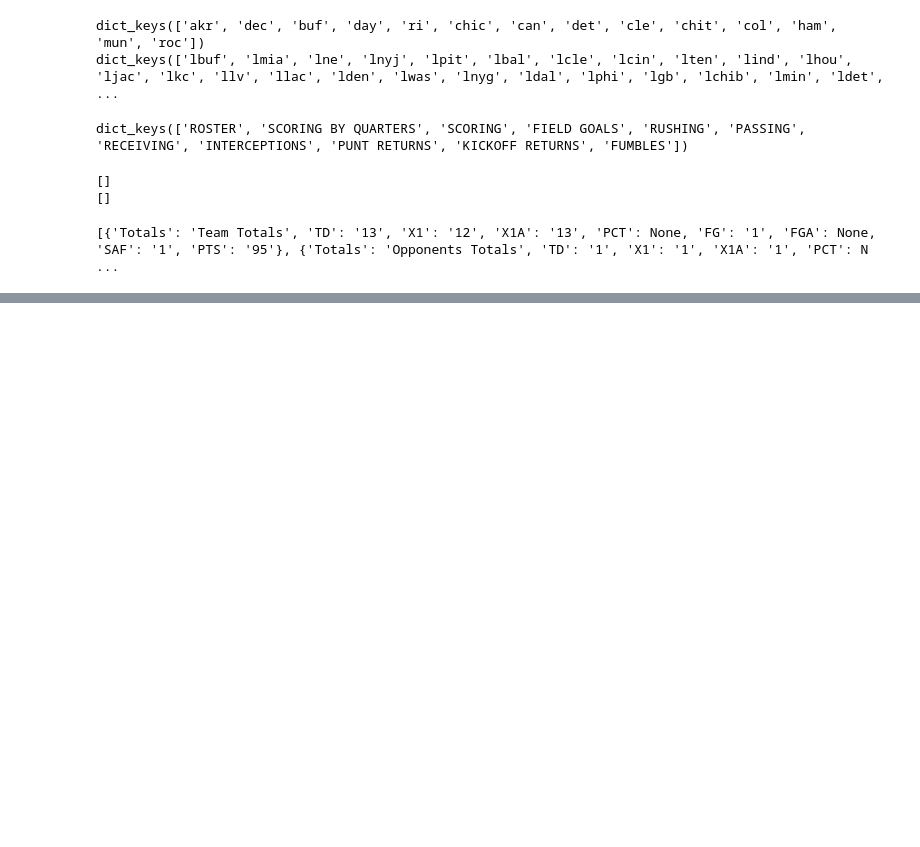
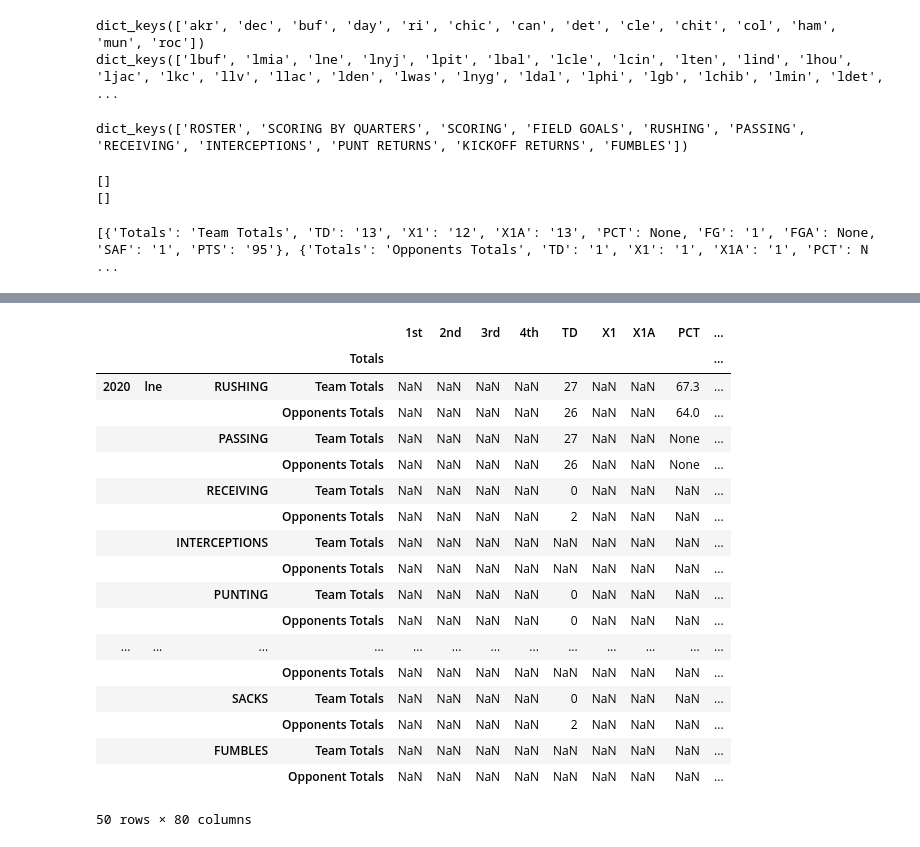
Before and after one commit to Eric-w-H/ORIE4741_Project, a Jupyter notebook: models/stats-processing.ipynb, the cells around one changed output, grey strips where cells are left out. Cells and saved outputs as stored; diff of their text form; code cells hidden in the pictures; blank space fills up the shorter version.

Commit message:
stats csv format. Is... a little dumb

```diff
--- a/models/stats-processing.ipynb
+++ b/models/stats-processing.ipynb
@@ -38,3 +39,10 @@ print(stats['2020']['lsf']['ROSTER'])
 print(stats['1920']['akr']['SCORING'])
 # %% [output]
 [{'Totals': 'Team Totals', 'TD': '13', 'X1': '12', 'X1A': '13', 'PCT': None, 'FG': '1', 'FGA': None, 'SAF': '1', 'PTS': '95'}, {'Totals': 'Opponents Totals', 'TD': '1', 'X1': '1', 'X1A': '1', 'PCT': N ...
+# %%
+teams = set()
+categories = set()
+for year in stats.keys():
+  teams.update(stats[year].keys())
+  for team in stats[year].keys():
+    categories.update(stats[year][team].keys())
@@ -40,0 +71,39 @@ print(stats['1920']['akr']['SCORING'])
+# %%
+final_multiindex_df = []
+for year in stats.keys():
+  year_cat_dfs = []
+  teams_key = []
+  for team in stats[year].keys():
+    teams_key.append(team)
+    team_cat_dfs = []
+    categories_key=[]
+    for category in stats[year][team].keys():
+      if category in categories:
+        if len(stats[year][team][category]) is 2:
+          team_cat_dfs.append(pd.DataFrame(stats[year][team][category]).set_index('Totals'))
+        categories_key.append(category)
+    year_cat_dfs.append(pd.concat(team_cat_dfs, axis=0, keys=categories_key))
+  final_multiindex_df.append(pd.concat(year_cat_dfs, axis=0, keys=teams))
+stats_df = pd.concat(final_multiindex_df, keys=[year for year in stats.keys()])
+# %%
+stats_df.tail(50)
+# %% [output]
+|  |  |  |  | 1st | 2nd | 3rd | 4th | TD | X1 | X1A | PCT | ... |
+|  |  |  | Totals |  |  |  |  |  |  |  |  | ... |
+| 2020 | lne | RUSHING | Team Totals | NaN | NaN | NaN | NaN | 27 | NaN | NaN | 67.3 | ... |
+|  |  |  | Opponents Totals | NaN | NaN | NaN | NaN | 26 | NaN | NaN | 64.0 | ... |
+|  |  | PASSING | Team Totals | NaN | NaN | NaN | NaN | 27 | NaN | NaN | None | ... |
+|  |  |  | Opponents Totals | NaN | NaN | NaN | NaN | 26 | NaN | NaN | None | ... |
+|  |  | RECEIVING | Team Totals | NaN | NaN | NaN | NaN | 0 | NaN | NaN | NaN | ... |
+|  |  |  | Opponents Totals | NaN | NaN | NaN | NaN | 2 | NaN | NaN | NaN | ... |
+|  |  | INTERCEPTIONS | Team Totals | NaN | NaN | NaN | NaN | NaN | NaN | NaN | NaN | ... |
+|  |  |  | Opponents Totals | NaN | NaN | NaN | NaN | NaN | NaN | NaN | NaN | ... |
+|  |  | PUNTING | Team Totals | NaN | NaN | NaN | NaN | 0 | NaN | NaN | NaN | ... |
+|  |  |  | Opponents Totals | NaN | NaN | NaN | NaN | 0 | NaN | NaN | NaN | ... |
+| ... | ... | ... | ... | ... | ... | ... | ... | ... | ... | ... | ... | ... |
+|  |  |  | Opponents Totals | NaN | NaN | NaN | NaN | NaN | NaN | NaN | NaN | ... |
+|  |  | SACKS | Team Totals | NaN | NaN | NaN | NaN | 0 | NaN | NaN | NaN | ... |
+|  |  |  | Opponents Totals | NaN | NaN | NaN | NaN | 2 | NaN | NaN | NaN | ... |
+|  |  | FUMBLES | Team Totals | NaN | NaN | NaN | NaN | NaN | NaN | NaN | NaN | ... |
+|  |  |  | Opponent Totals | NaN | NaN | NaN | NaN | NaN | NaN | NaN | NaN | ... |
+50 rows × 80 columns
```
Also changed, not shown: parts of 4 cells of this notebook, 2 other files.
